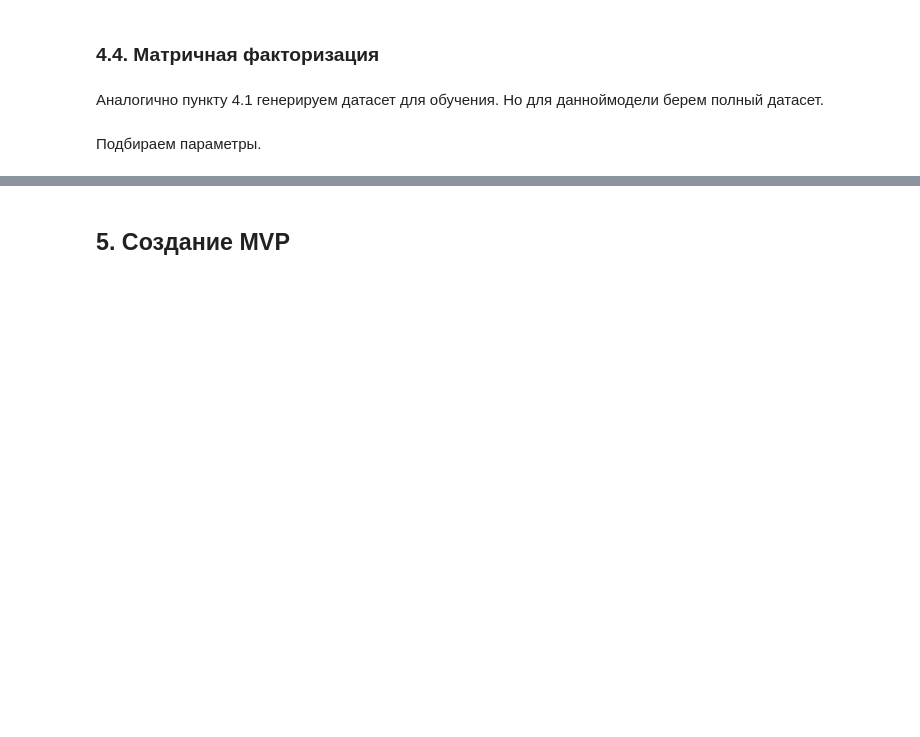
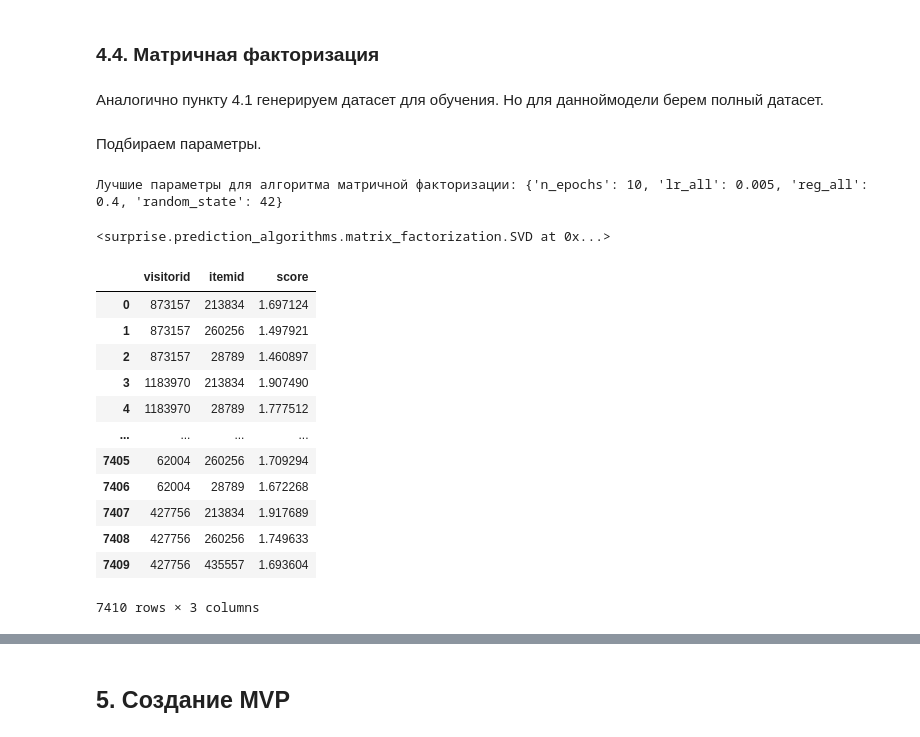
Before and after one commit to eartzhi/recommendation_system, a Jupyter notebook: final_project.ipynb, the cells around one changed output, grey strips where cells are left out. Cells and saved outputs as stored; diff of their text form; code cells hidden in the pictures; blank space fills up the shorter version.

```diff
--- a/final_project.ipynb
+++ b/final_project.ipynb
@@ -1799,5 +1821,4 @@ model = XGBClassifier(
     **grid_search.best_params_
 )
 # %%
-model = XGBClassifier(**grid_search.best_params_)
 model.fit(X_train, y_train)
@@ -1804,14 +1836,0 @@ model.fit(X_train, y_train)
-# %%
-result = pd.DataFrame(columns=['visitorid', 'itemid', 'score'])
-for us in events_test[events_test.event == 'transaction'].visitorid.unique():
-    users_list =[]
-    items_list =[]
-    score_list =[]
-    for it in events_test.itemid.unique():
-        prediction = algo.predict(us, it)
-        users_list.append(prediction[0])
-        items_list.append(prediction[1])
-        score_list.append(prediction[3])
-        # print(algo.predict(us, it))
-    result = pd.concat([result, pd.DataFrame({'visitorid': users_list, 'itemid': items_list, 'score': score_list}).nlargest(3, 'score')], axis=0, ignore_index=True)
-result
@@ -1819,0 +1837,13 @@ result
+# %%
+result = pd.DataFrame(columns=['visitorid', 'itemid'])
+for us in events_test[events_test.event == 'transaction'].visitorid.unique():
+    if us in users.visitorid.unique():
+        user_data=pd.DataFrame([users[users.visitorid==us].iloc[0]])
+        test_data = pd.concat([items, user_data], axis=1, join='outer')
+        test_data[user_data.columns]=list(*user_data.values)
+        test_data = test_data.astype('category').drop('visitorid', axis=1)
+        prediction = model.predict_proba(test_data)
+        prediction = pd.concat([test_data['itemid'], pd.DataFrame(prediction)], axis=1).nlargest(3, 1)
+        prediction['visitorid'] = us
+        result = pd.concat([result, prediction[['visitorid', 'itemid']]], axis=0, ignore_index=True)
+result
@@ -1850,10 +1910,16 @@ param_grid = {"n_epochs": [5, 10],
 
 gs = GridSearchCV(SVD, param_grid, measures=["mae"], cv=3)
 # %%
-gs.fit(trainset)
+gs.fit(data)
+# %%
+print('Лучшие параметры для алгоритма матричной факторизации:', gs.best_params["mae"])
+# %% [output]
+Лучшие параметры для алгоритма матричной факторизации: {'n_epochs': 10, 'lr_all': 0.005, 'reg_all': 0.4, 'random_state': 42}
 # %%
 model = SVD(**gs.best_params["mae"])
 model.fit(trainset)
+# %% [output]
+<surprise.prediction_algorithms.matrix_factorization.SVD at 0x...>
 # %%
 test_data = events_test.copy()
 test_data['event'] = test_data.event.apply(lambda x: event_dict[x])
@@ -1869,18 +1935,32 @@ test_data = test_data.build_full_trainset().build_testset()
 # %%
 # predictions = algo.test(test_data)
 result = pd.DataFrame(columns=['visitorid', 'itemid', 'score'])
 for us in events_test[events_test.event == 'transaction'].visitorid.unique():
     users_list =[]
     items_list =[]
     score_list =[]
     for it in events_test.itemid.unique():
-        prediction = algo.predict(us, it)
+        prediction = model.predict(us, it)
         users_list.append(prediction[0])
         items_list.append(prediction[1])
         score_list.append(prediction[3])
         # print(algo.predict(us, it))
     result = pd.concat([result, pd.DataFrame({'visitorid': users_list, 'itemid': items_list, 'score': score_list}).nlargest(3, 'score')], axis=0, ignore_index=True)
 result
+# %% [output]
+|  | visitorid | itemid | score |
+| 0 | 873157 | 213834 | 1.697124 |
+| 1 | 873157 | 260256 | 1.497921 |
+| 2 | 873157 | 28789 | 1.460897 |
+| 3 | 1183970 | 213834 | 1.907490 |
+| 4 | 1183970 | 28789 | 1.777512 |
+| ... | ... | ... | ... |
+| 7405 | 62004 | 260256 | 1.709294 |
+| 7406 | 62004 | 28789 | 1.672268 |
+| 7407 | 427756 | 213834 | 1.917689 |
+| 7408 | 427756 | 260256 | 1.749633 |
+| 7409 | 427756 | 435557 | 1.693604 |
+7410 rows × 3 columns
 # %%
 matrix_presission = result.merge(events_test[events_test.event == 'transaction'][['visitorid', 'itemid', 'event']],
              on=['visitorid', 'itemid'], how='left')
```
Also changed, not shown: parts of 30 cells of this notebook, 4 other files.
